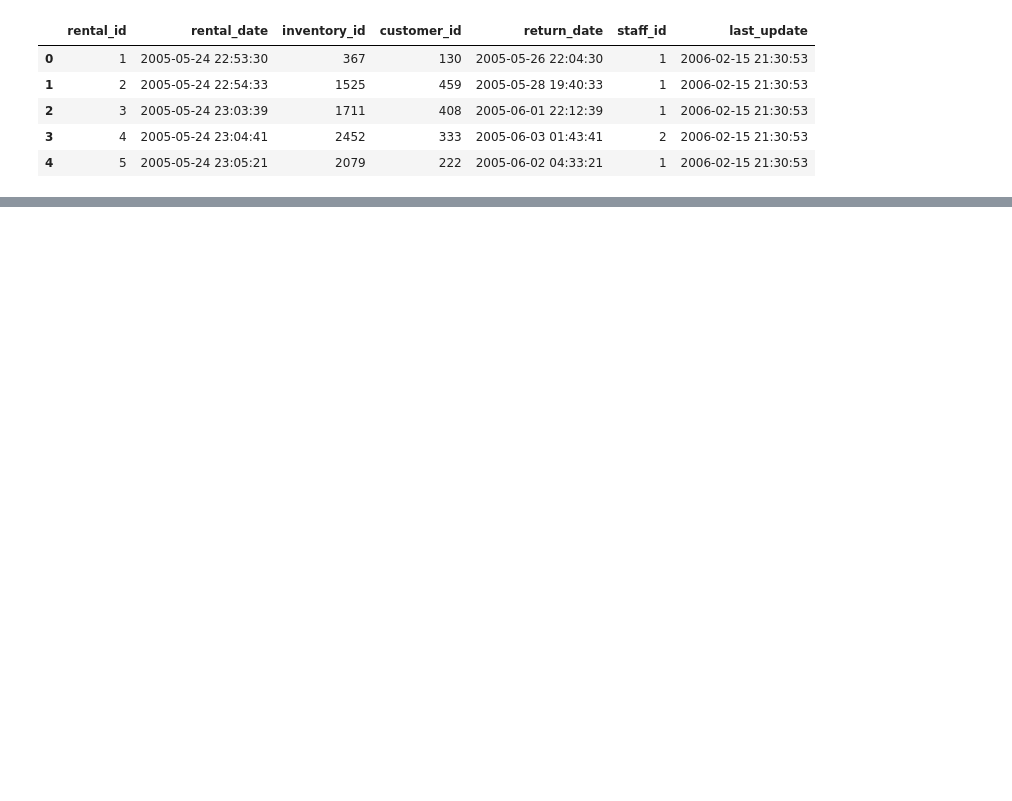
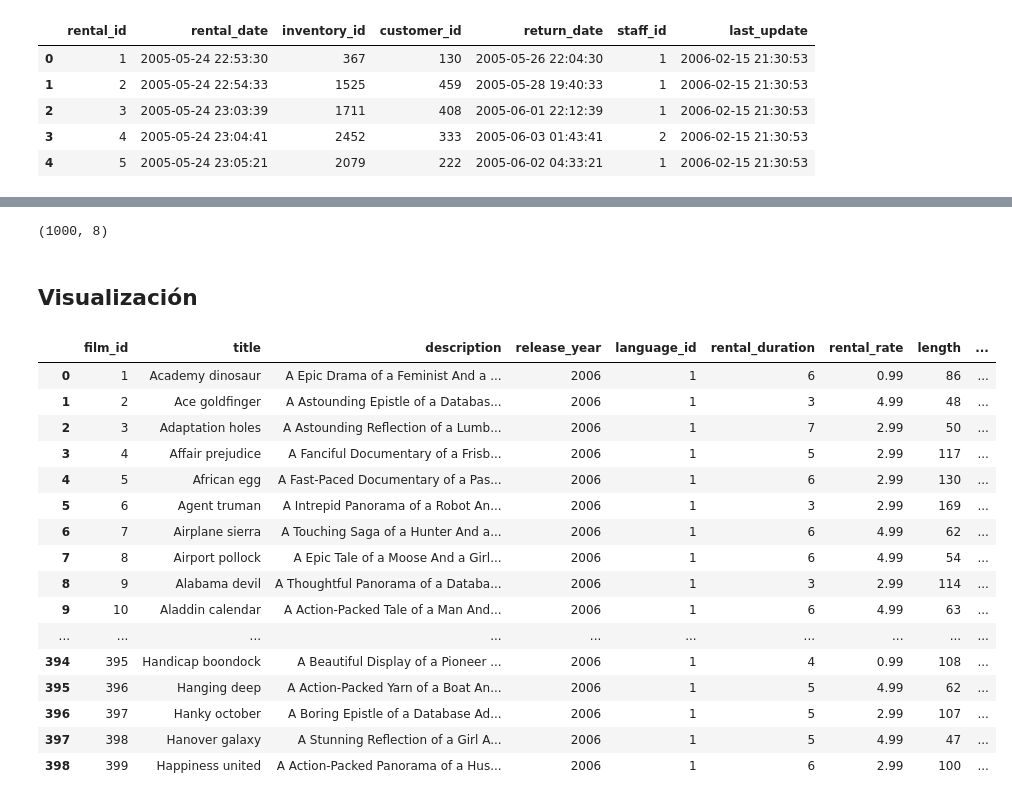
Before and after one commit to charlieciordia/02-mySQL-database, a Jupyter notebook: notebook/main.ipynb, the cells around one changed output, grey strips where cells are left out. Saved outputs shown, nothing was run; the diff lists cells and outputs as text; code cells hidden in the pictures; blank space fills up the shorter version.

```diff
--- a/notebook/main.ipynb
+++ b/notebook/main.ipynb
@@ -275,0 +334,4 @@ rental.head(5)
+# %%
+rental.shape
+# %% [output]
+(1000, 8)
@@ -275,0 +340,22 @@ rental.head(5)
+# %% [markdown]
+## Visualización
+# %%
+film
+# %% [output]
+|  | film_id | title | description | release_year | language_id | rental_duration | rental_rate | length | ... |
+| 0 | 1 | Academy dinosaur | A Epic Drama of a Feminist And a ... | 2006 | 1 | 6 | 0.99 | 86 | ... |
+| 1 | 2 | Ace goldfinger | A Astounding Epistle of a Databas... | 2006 | 1 | 3 | 4.99 | 48 | ... |
+| 2 | 3 | Adaptation holes | A Astounding Reflection of a Lumb... | 2006 | 1 | 7 | 2.99 | 50 | ... |
+| 3 | 4 | Affair prejudice | A Fanciful Documentary of a Frisb... | 2006 | 1 | 5 | 2.99 | 117 | ... |
+| 4 | 5 | African egg | A Fast-Paced Documentary of a Pas... | 2006 | 1 | 6 | 2.99 | 130 | ... |
+| 5 | 6 | Agent truman | A Intrepid Panorama of a Robot An... | 2006 | 1 | 3 | 2.99 | 169 | ... |
+| 6 | 7 | Airplane sierra | A Touching Saga of a Hunter And a... | 2006 | 1 | 6 | 4.99 | 62 | ... |
+| 7 | 8 | Airport pollock | A Epic Tale of a Moose And a Girl... | 2006 | 1 | 6 | 4.99 | 54 | ... |
+| 8 | 9 | Alabama devil | A Thoughtful Panorama of a Databa... | 2006 | 1 | 3 | 2.99 | 114 | ... |
+| 9 | 10 | Aladdin calendar | A Action-Packed Tale of a Man And... | 2006 | 1 | 6 | 4.99 | 63 | ... |
+| ... | ... | ... | ... | ... | ... | ... | ... | ... | ... |
+| 394 | 395 | Handicap boondock | A Beautiful Display of a Pioneer ... | 2006 | 1 | 4 | 0.99 | 108 | ... |
+| 395 | 396 | Hanging deep | A Action-Packed Yarn of a Boat An... | 2006 | 1 | 5 | 4.99 | 62 | ... |
+| 396 | 397 | Hanky october | A Boring Epistle of a Database Ad... | 2006 | 1 | 5 | 2.99 | 107 | ... |
+| 397 | 398 | Hanover galaxy | A Stunning Reflection of a Girl A... | 2006 | 1 | 5 | 4.99 | 47 | ... |
+| 398 | 399 | Happiness united | A Action-Packed Panorama of a Hus... | 2006 | 1 | 6 | 2.99 | 100 | ... |
```
Also changed, not shown: parts of 42 cells of this notebook, 3 other files.
